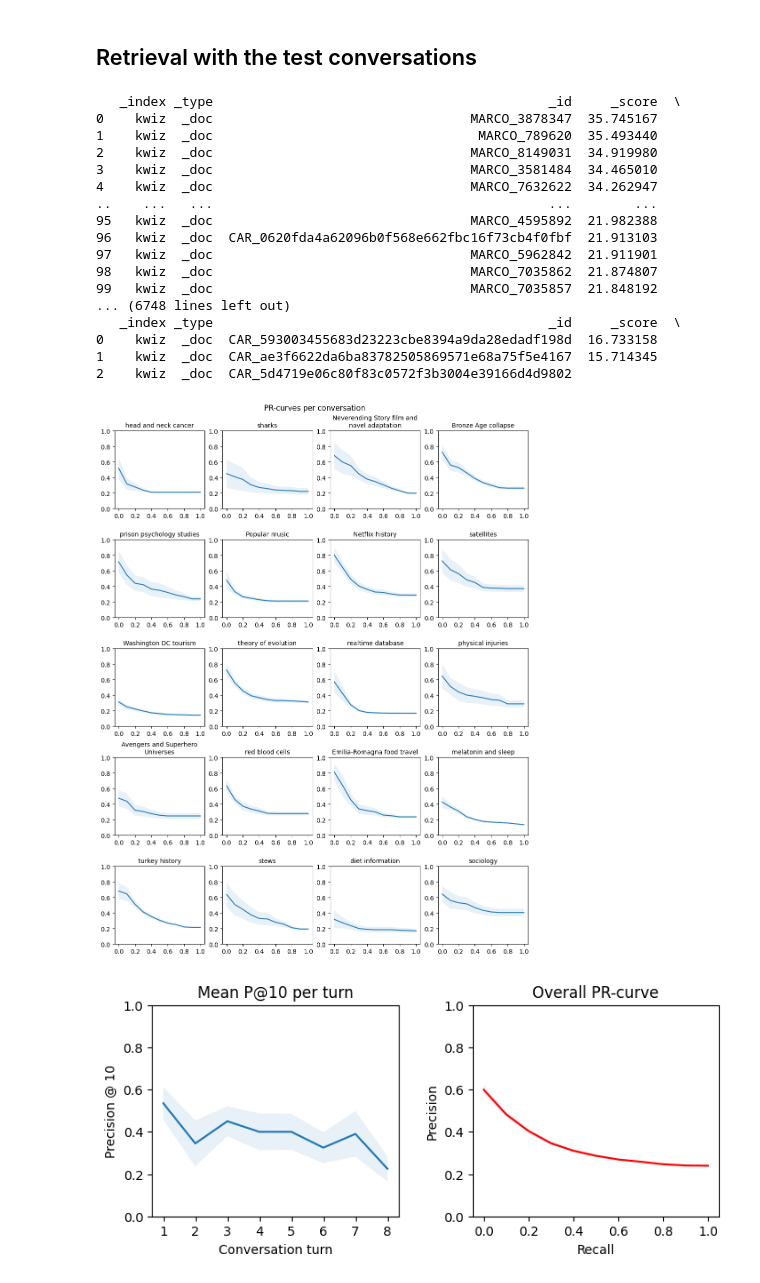
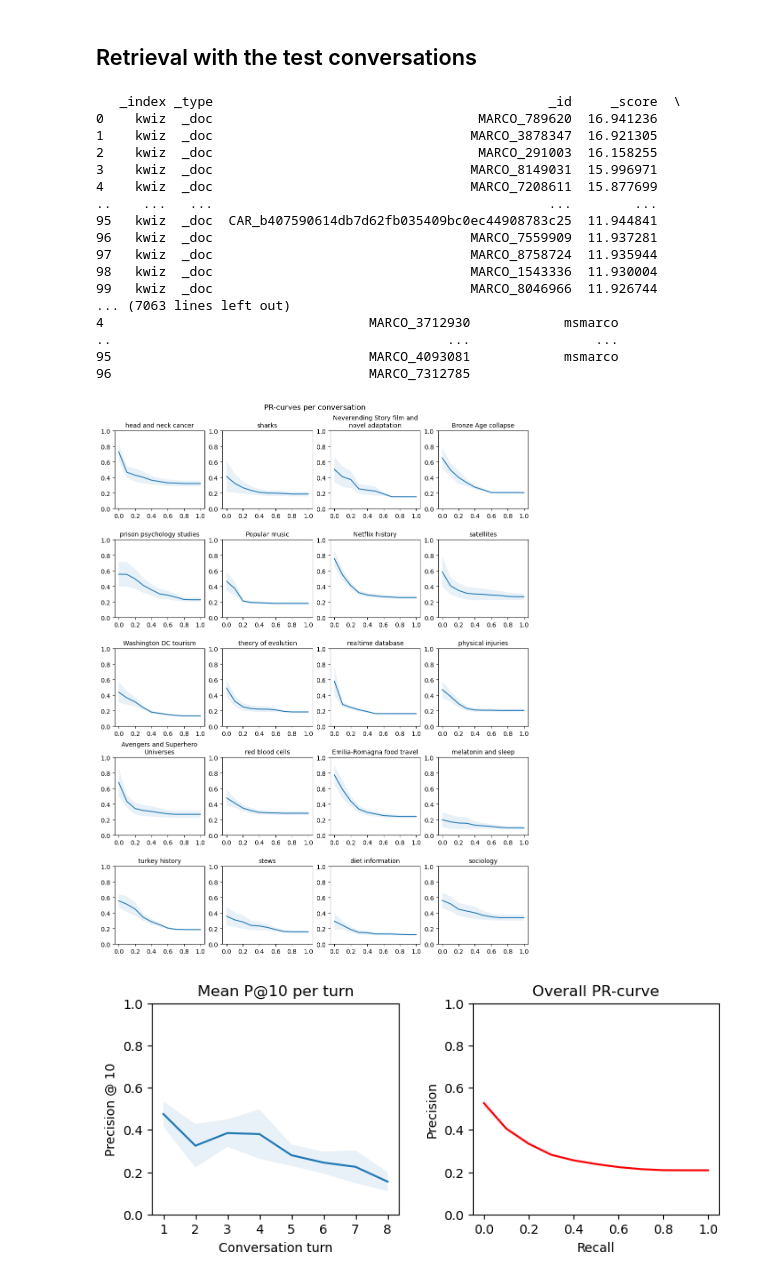
Before and after one commit to RGrave22/RI-Project, a Jupyter notebook: 1st Stage/NLPSearch-phase1/CS-RAG Evaluation.ipynb, the cells around one changed output. Cells and saved outputs as stored; diff of their text form; code cells hidden in the pictures.

Commit message:
Code to append only first utterance to current utterance

```diff
--- a/1st Stage/NLPSearch-phase1/CS-RAG Evaluation.ipynb
+++ b/1st Stage/NLPSearch-phase1/CS-RAG Evaluation.ipynb
@@ -255,7 +255,13 @@ for topic in conv_topics:
         # result = opensearch.search_body(query=utterance, numDocs = 100)
 
         #Conversation History
-        result = rwh.rankWithHistory(topic= topic, turn = turn, opensearch = opensearch)
+        #result = rwh.rankWithHistory(topic= topic, turn = turn, opensearch = opensearch)
+
+        if turn_id == 1:
+            first_utterance = utterance
+            result = opensearch.search_body(query=utterance, numDocs = 100)
+        else:
+            result = rwh.rankWithHistory(first_utterance= first_utterance, turn = turn, opensearch = opensearch)
 
         #LMD
         # result = rr.reRank(topic=utterance,opensearch=opensearch)
@@ -415,6 +421,7 @@ for topic in conv_topics:
 
     _precision_11point = []
     _turn_count = -1
+
     for turn in topic['turn']:
         _turn_count = _turn_count + 1
         turn_id = turn['number']
@@ -425,7 +432,11 @@ for topic in conv_topics:
         # result = opensearch.search_body(query=utterance, numDocs = 100)
 
         #Conversation History
-        result = rwh.rankWithHistory(topic= topic, turn = turn, opensearch = opensearch)
+        if turn_id == 1:
+            first_utterance = utterance
+            result = opensearch.search_body(query=utterance, numDocs = 100)
+        else:
+            result = rwh.rankWithHistory(first_utterance= first_utterance, turn = turn, opensearch = opensearch)
 
         #LMD
         # result = rr.reRank(topic=utterance,opensearch=opensearch)
@@ -481,47 +492,47 @@ _ap = _ap/_nturns
 fig_2 = plt.figure(2, figsize= [8,3])
 fig_2.subplots_adjust(wspace = 0.3)
 
 mean_p10_per_turn = np.mean(_p10_acc,axis = 0)
 var_p10_per_turn = np.var(_p10_acc,axis = 0)
 ax1 = fig_2.add_subplot(1,2,1)
 ax1.plot(np.arange(1,9), mean_p10_per_turn[0:8])
 ax1.set_xticks(np.arange(1,9))
 ax1.fill_between(np.arange(1,9), mean_p10_per_turn[0:8]-var_p10_per_turn[0:8], mean_p10_per_turn[0:8]+var_p10_per_turn[0:8], alpha = 0.1)
 ax1.set_ylim([0.0,1.0])
 ax1.set_xlabel("Conversation turn")
 ax1.set_ylabel("Precision @ 10")
 ax1.set_title("Mean P@10 per turn")
 
 ax2 = fig_2.add_subplot(1,2,2)
 full_mean_prec_rec = np.asarray(_full_mean_prec_rec ).mean(axis=0)
 full_var_prec_rec = np.asarray(_full_mean_prec_rec ).var(axis=0)
 ax2.plot(recall_11point, full_mean_prec_rec, color='red')
 ax2.fill_between(recall_11point, full_mean_prec_rec - full_var_prec_rec, full_mean_prec_rec + full_var_prec_rec, alpha = 0.1)
 ax2.set_ylim([0.0,1.0])
 ax2.set_xlabel("Recall")
 ax2.set_ylabel("Precision")
 ax2.set_title("Overall PR-curve")
 
 print()
 print('P10=', _p10, '  Recall=', _recall, '  NDCG@5=', _ndcg5, '  AP=', _ap)
 print()
 # %% [output]
    _index _type                                           _id     _score  \
-0    kwiz  _doc                                 MARCO_3878347  35.745167
-1    kwiz  _doc                                  MARCO_789620  35.493440
-2    kwiz  _doc                                 MARCO_8149031  34.919980
-3    kwiz  _doc                                 MARCO_3581484  34.465010
-4    kwiz  _doc                                 MARCO_7632622  34.262947
+0    kwiz  _doc                                  MARCO_789620  16.941236
+1    kwiz  _doc                                 MARCO_3878347  16.921305
+2    kwiz  _doc                                  MARCO_291003  16.158255
+3    kwiz  _doc                                 MARCO_8149031  15.996971
+4    kwiz  _doc                                 MARCO_7208611  15.877699
 ..    ...   ...                                           ...        ...
-95   kwiz  _doc                                 MARCO_4595892  21.982388
-96   kwiz  _doc  CAR_0620fda4a62096b0f568e662fbc16f73cb4f0fbf  21.913103
-97   kwiz  _doc                                 MARCO_5962842  21.911901
-98   kwiz  _doc                                 MARCO_7035862  21.874807
-99   kwiz  _doc                                 MARCO_7035857  21.848192
-... (6748 lines left out)
-   _index _type                                           _id     _score  \
-0    kwiz  _doc  CAR_593003455683d23223cbe8394a9da28edadf198d  16.733158
-1    kwiz  _doc  CAR_ae3f6622da6ba83782505869571e68a75f5e4167  15.714345
-2    kwiz  _doc  CAR_5d4719e06c80f83c0572f3b3004e39166d4d9802
+95   kwiz  _doc  CAR_b407590614db7d62fb035409bc0ec44908783c25  11.944841
+96   kwiz  _doc                                 MARCO_7559909  11.937281
+97   kwiz  _doc                                 MARCO_8758724  11.935944
+98   kwiz  _doc                                 MARCO_1543336  11.930004
+99   kwiz  _doc                                 MARCO_8046966  11.926744
+... (7063 lines left out)
+4                                  MARCO_3712930            msmarco
+..                                           ...                ...
+95                                 MARCO_4093081            msmarco
+96                                 MARCO_7312785
-[figure, old version]
+[figure, new version]
-[figure, old version]
+[figure, new version]
```
Also changed, not shown: parts of 1 cell of this notebook, 1 other file.
